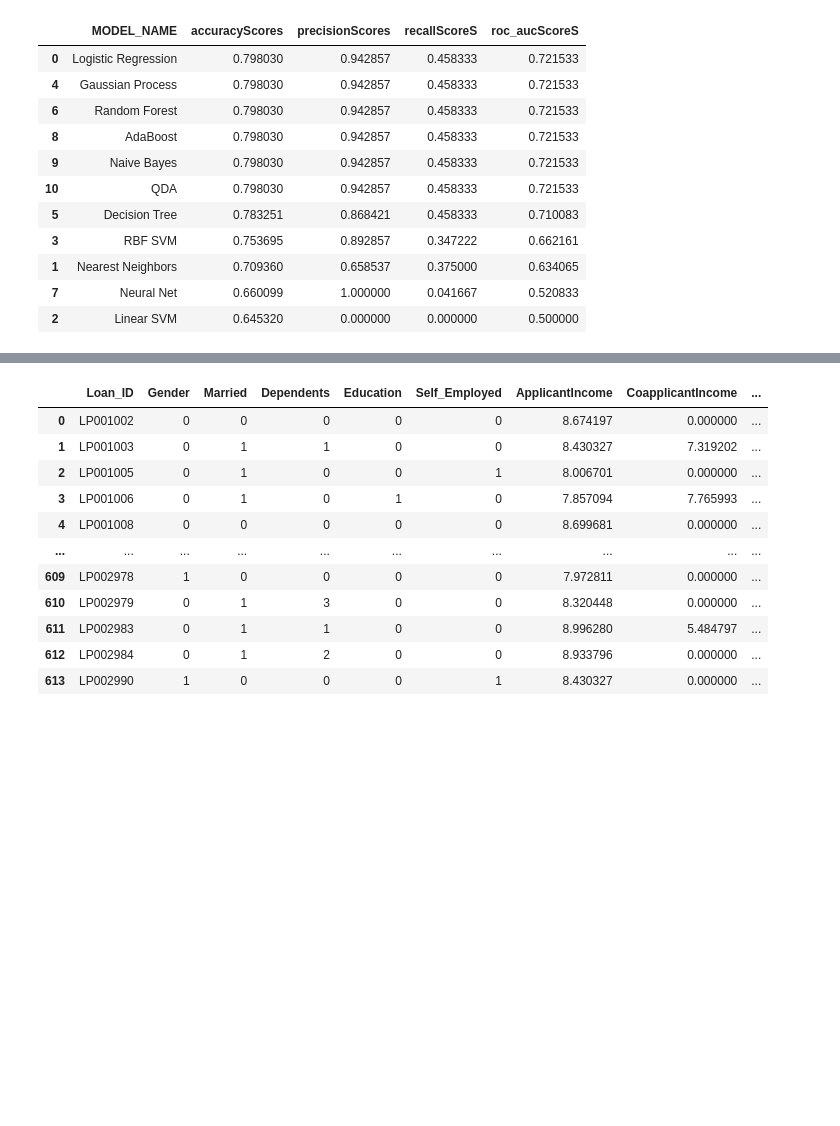
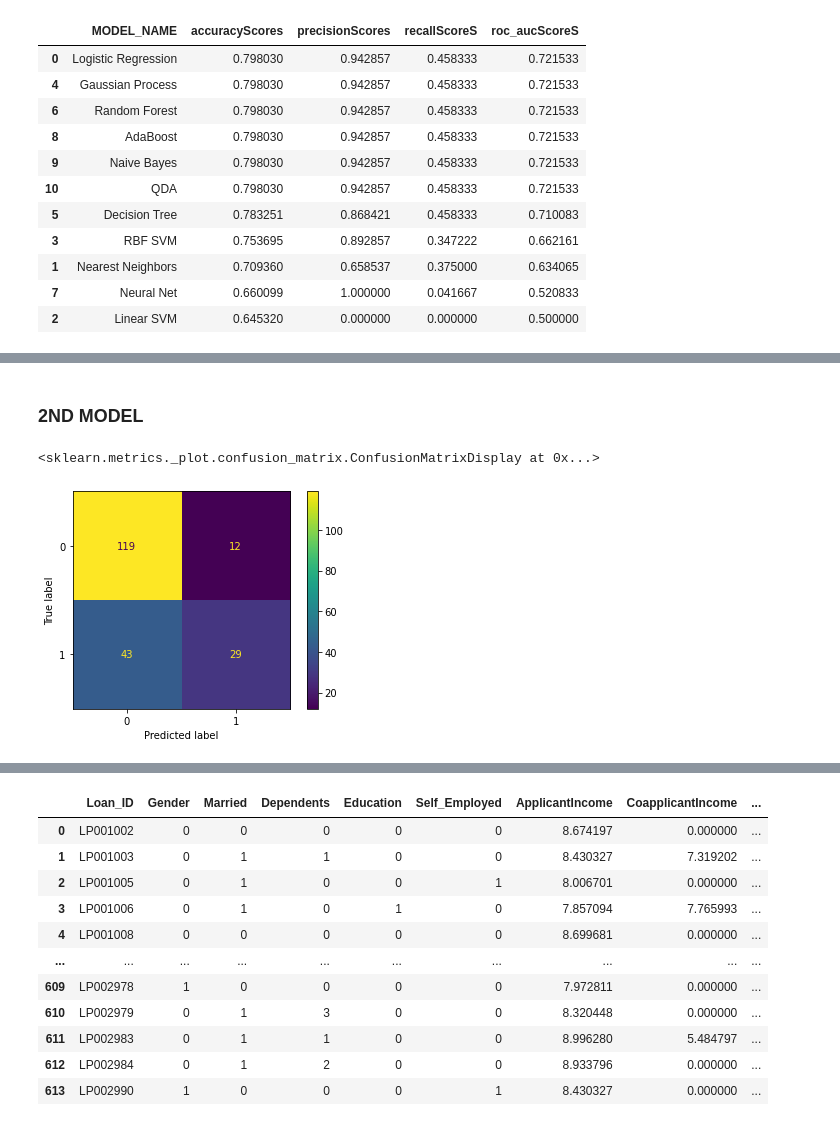
Before and after one commit to euokon/AI_ML_Class, a Jupyter notebook: Machine_learning_prep.ipynb, the cells around one changed output, grey strips where cells are left out. Cells and saved outputs as stored; diff of their text form; code cells hidden in the pictures; blank space fills up the shorter version.

```diff
--- a/Machine_learning_prep.ipynb
+++ b/Machine_learning_prep.ipynb
@@ -474,0 +611,12 @@ result.sort_values(by =['roc_aucScoreS'], ascending=False)
+# %% [markdown]
+### 2ND MODEL
+# %%
+import matplotlib.pyplot as plt
+
+from sklearn.metrics import plot_confusion_matrix
+model =KNeighborsClassifier(3)
+model.fit(X_train, y_train)
+plot_confusion_matrix(model, X_test, y_test)
+# %% [output]
+<sklearn.metrics._plot.confusion_matrix.ConfusionMatrixDisplay at 0x...>
+[figure, added]
```
Also changed, not shown: parts of 54 cells of this notebook.
